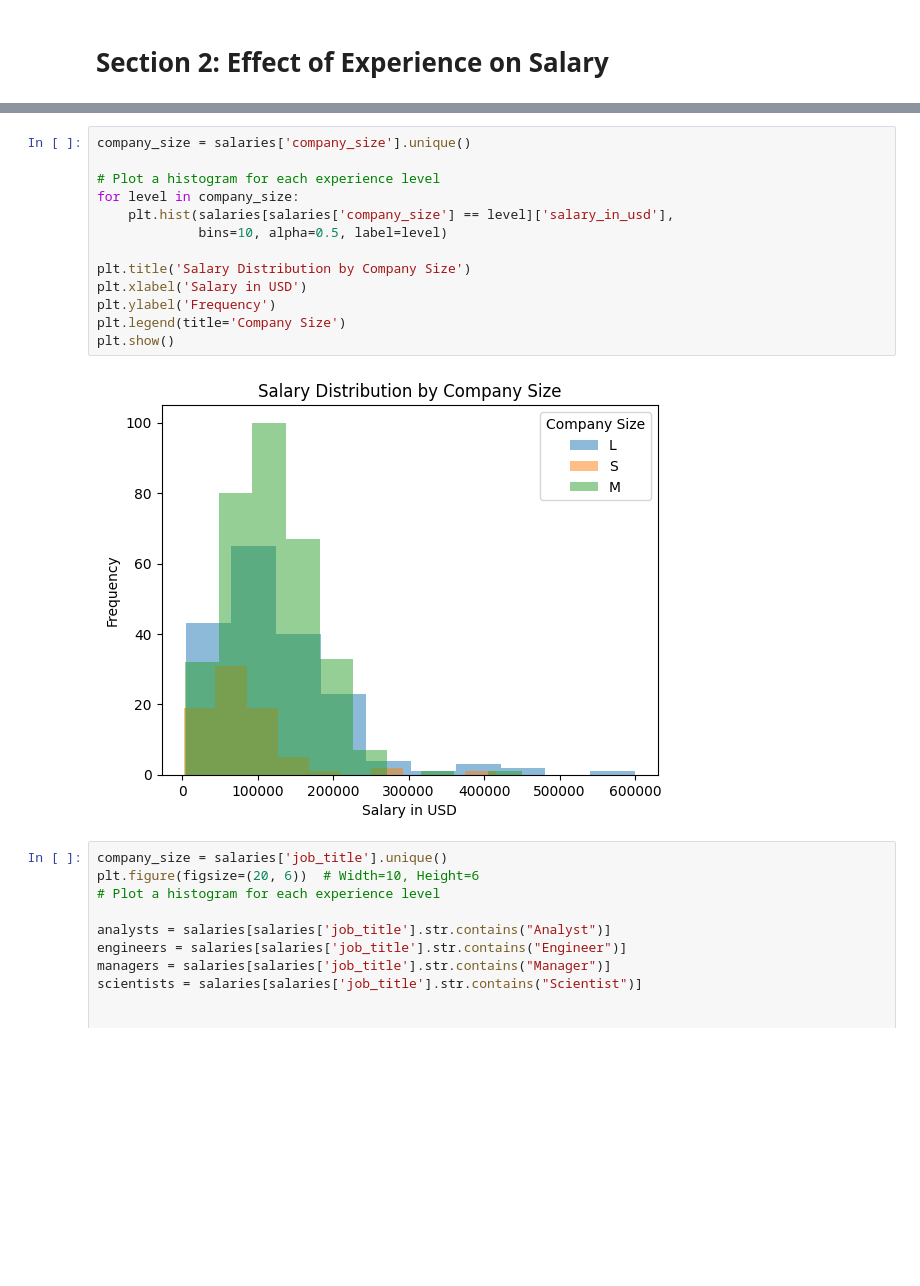
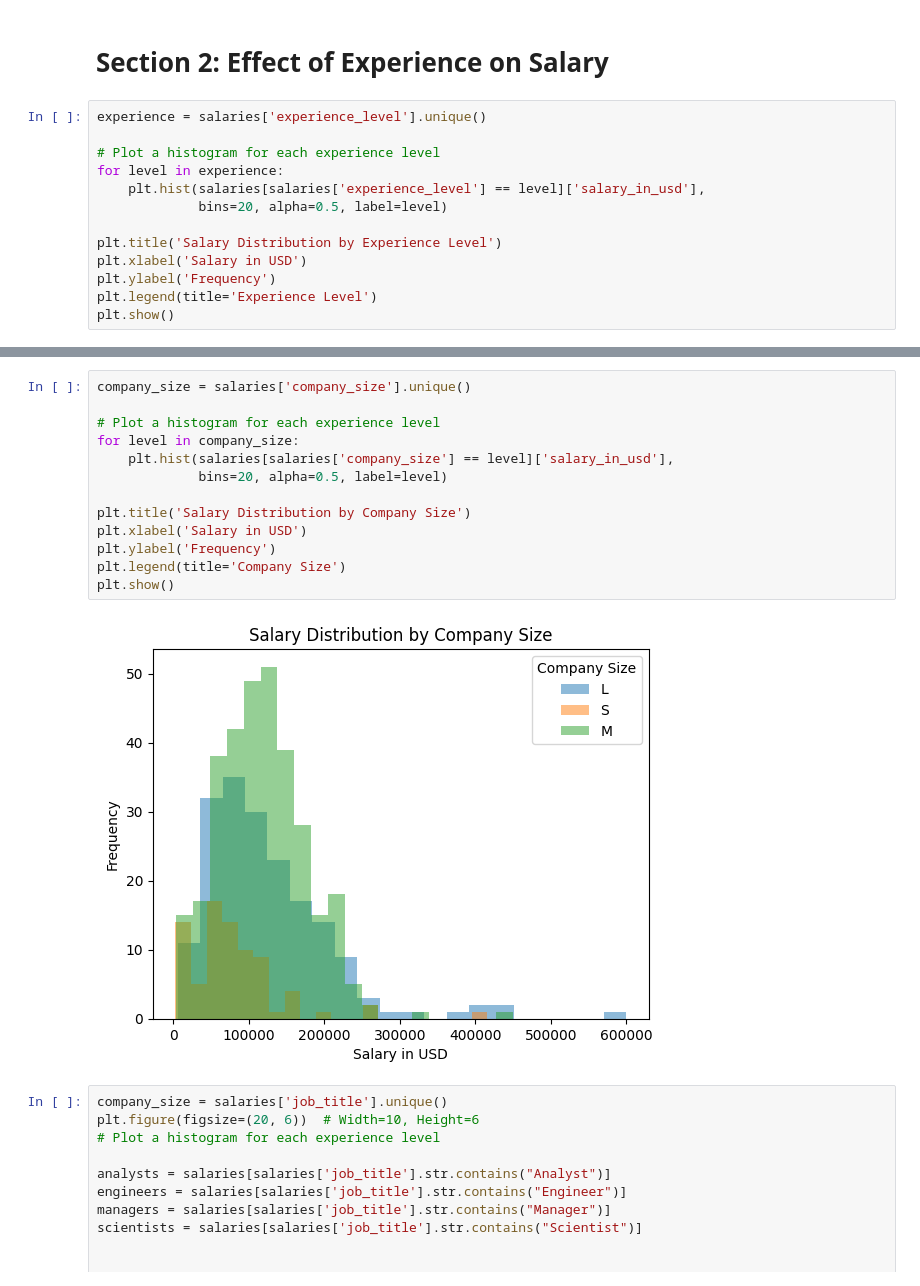
Before and after one commit to krewdreele/stat220labs, a Jupyter notebook: Untitled1.ipynb, the cells around one changed output, grey strips where cells are left out. Saved outputs shown, nothing was run; the diff lists cells and outputs as text; blank space fills up the shorter version.

```diff
--- a/Untitled1.ipynb
+++ b/Untitled1.ipynb
@@ -101,3 +101,16 @@ plt.show()
 After viewing a few rows and columns in our data set, we took a closer look at each of the features of interest. Company size, experience level, and job title are all categorical variables with 3 types, 4 types, and 49 types respectively. While salary has three associated columns (salary, salary_in_usd, and salary currency), we chose to use the column salary_in_usd for further analysis, as it had been normalized into a singular currency type. The general salary distribution is fairly normal, with a noticeable outlier around 600000.
 # %% [markdown]
 # Section 2: Effect of Experience on Salary
+# %%
+experience = salaries['experience_level'].unique()
+
+# Plot a histogram for each experience level
+for level in experience:
+    plt.hist(salaries[salaries['experience_level'] == level]['salary_in_usd'],
+             bins=20, alpha=0.5, label=level)
+
+plt.title('Salary Distribution by Experience Level')
+plt.xlabel('Salary in USD')
+plt.ylabel('Frequency')
+plt.legend(title='Experience Level')
+plt.show()
@@ -104,18 +119,18 @@ After viewing a few rows and columns in our data set, we took a closer look at e
 # %%
 company_size = salaries['company_size'].unique()
 
 # Plot a histogram for each experience level
 for level in company_size:
     plt.hist(salaries[salaries['company_size'] == level]['salary_in_usd'],
-             bins=10, alpha=0.5, label=level)
+             bins=20, alpha=0.5, label=level)
 
 plt.title('Salary Distribution by Company Size')
 plt.xlabel('Salary in USD')
 plt.ylabel('Frequency')
 plt.legend(title='Company Size')
 plt.show()
 # %% [output]
-[figure, old version]
+[figure, new version]
 # %%
 company_size = salaries['job_title'].unique()
 plt.figure(figsize=(20, 6))  # Width=10, Height=6
```
Also changed, not shown: parts of 1 cell of this notebook.
